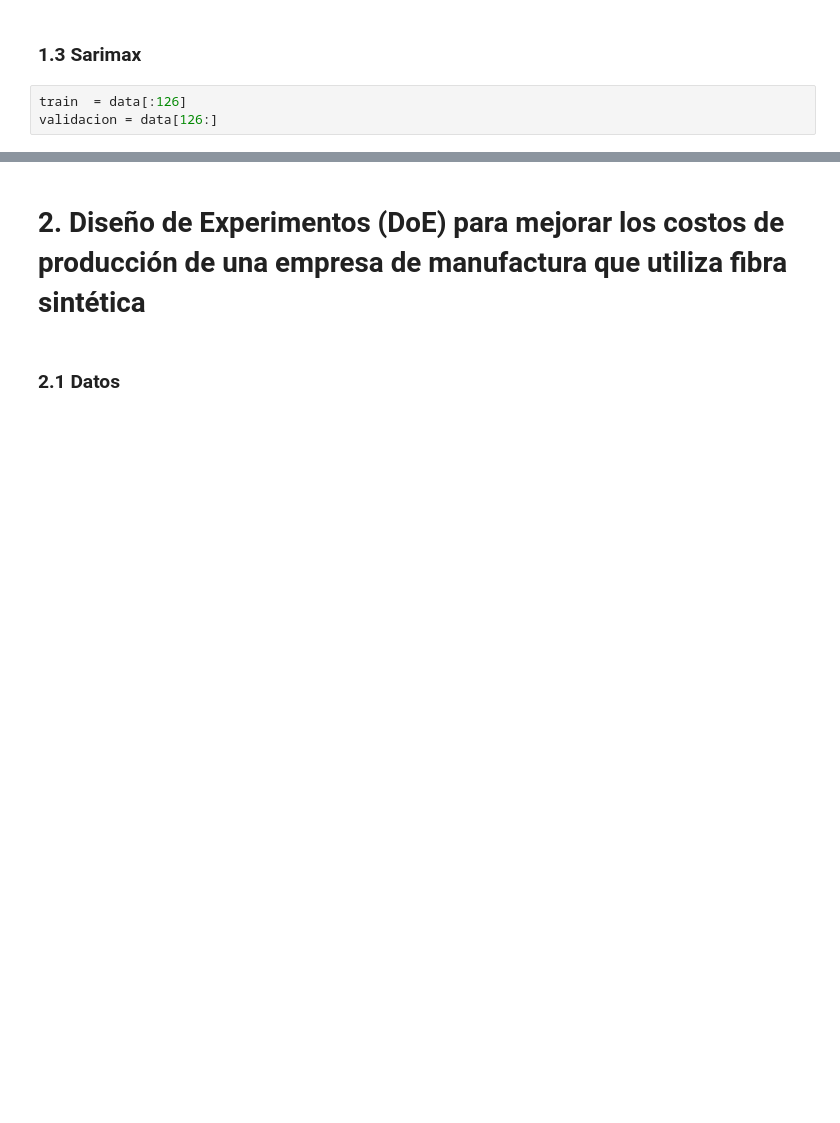
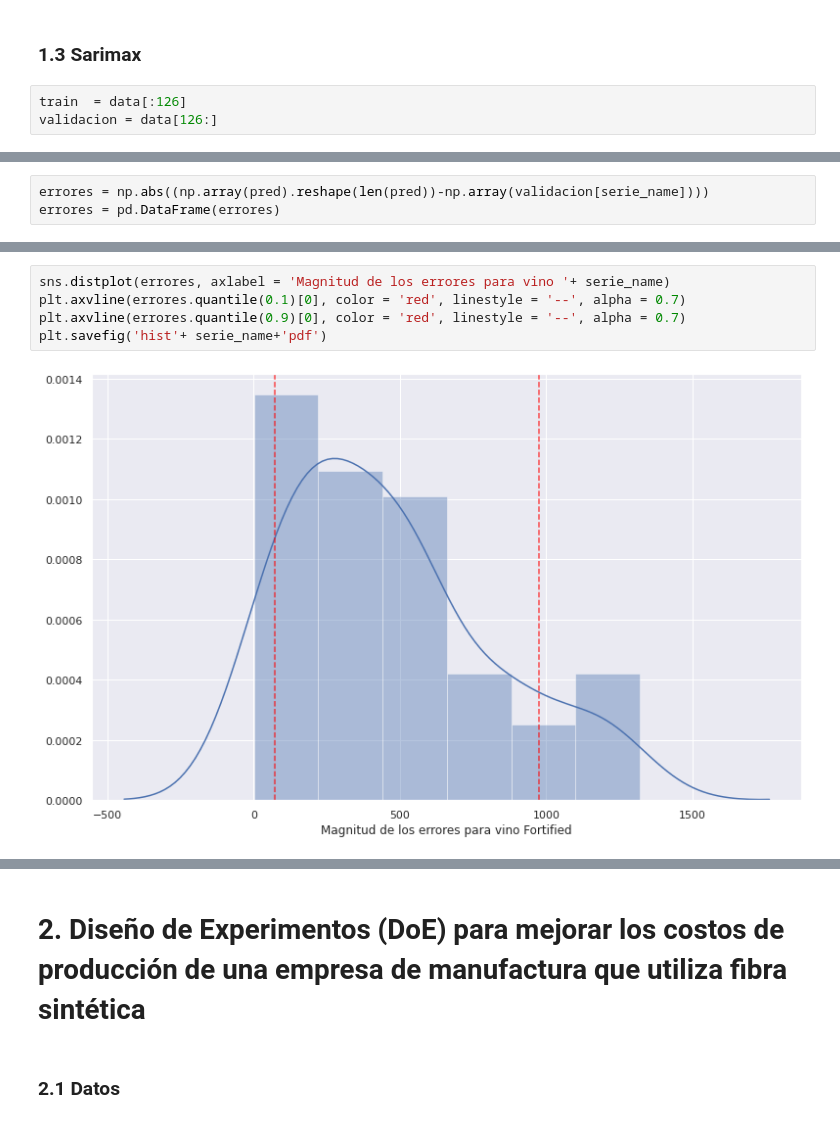
Before and after one commit to iazt/labIC, a Jupyter notebook: lab1/Australian Wine Forecast.ipynb, the cells around one changed output, grey strips where cells are left out. Drawn from its saved outputs; the diff is of its cells as text; blank space fills up the shorter version.

```diff
--- a/lab1/Australian Wine Forecast.ipynb
+++ b/lab1/Australian Wine Forecast.ipynb
@@ -199,0 +225,3 @@ plot_results(pred, conf, serie_name)
+# %%
+errores = np.abs((np.array(pred).reshape(len(pred))-np.array(validacion[serie_name])))
+errores = pd.DataFrame(errores)
@@ -199,0 +238,7 @@ plot_results(pred, conf, serie_name)
+# %%
+sns.distplot(errores, axlabel = 'Magnitud de los errores para vino '+ serie_name)
+plt.axvline(errores.quantile(0.1)[0], color = 'red', linestyle = '--', alpha = 0.7)
+plt.axvline(errores.quantile(0.9)[0], color = 'red', linestyle = '--', alpha = 0.7)
+plt.savefig('hist'+ serie_name+'pdf')
+# %% [output]
+[figure, added]
```
Also changed, not shown: parts of 21 cells of this notebook.
